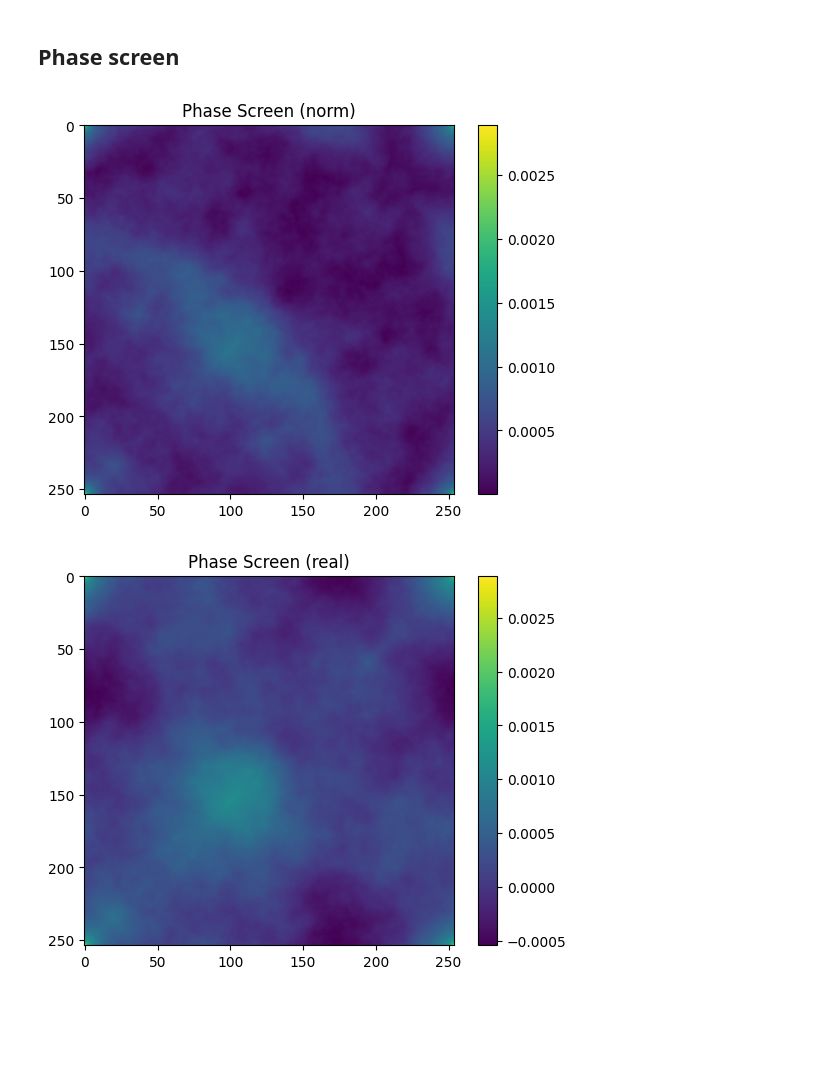
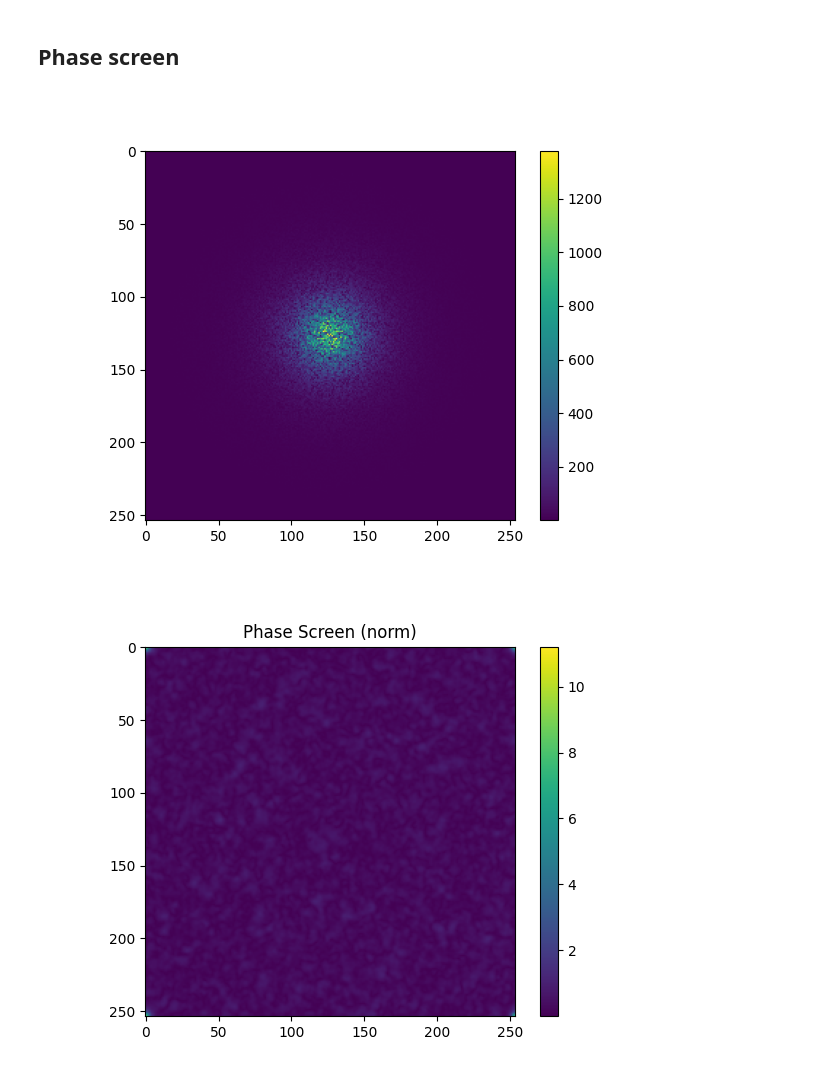
Before and after one commit to HumbertDominique/OWS, a Jupyter notebook: temp.ipynb, the cells around one changed output. Saved outputs shown, nothing was run; the diff lists cells and outputs as text; code cells hidden in the pictures; blank space fills up the shorter version.

```diff
--- a/temp.ipynb
+++ b/temp.ipynb
@@ -90,54 +119,60 @@ asec2rad = 1/rad2asec
 
 SEED = None
 FoV = 60 # arcsec
-Npx = 2000 # image plane pixels qty
-Daf = asec2rad*FoV/Npx # [rad/px]
+Npx = 540 # image plane pixels qty
+Daf = 0.01#asec2rad*FoV/Npx # [rad/px]
 WL = 500e-9 # [m]
 
 DFP = Daf/WL # [m^-1/px] Pupil plane spatial frequency pixel size
-DXP = 1/(DFP*dim)
+DXP = 1/(DFP*N)
 
-tmp2 = np.zeros((dim, dim)).astype(np.double)
-
-tmp2[0 : dim, 0 : dim] = PSD * (dim * DXP) ** 2 #original IDL translated
-#tmp2 = PSD*(dim*DXP)**2
-#tmp2[0 : dim, dim-1] = tmp2[0 : dim, 0] # last row = 1st row
-#tmp2[dim-1, 0 : dim] = tmp2[0, 0 : dim] # last column = 1st column
-#tmp2[dim-1, dim-1] = tmp2[0, 0] # bottom right corner = top left corner
+tmp2 = PSD*(N*DXP)**2 #original IDL translated
+tmp2 = PSD*(N*DXP)**2
+tmp2[0 : N, N-1] = tmp2[0 : N, 0] # last row = 1st row
+tmp2[N-1, 0 : N] = tmp2[0, 0 : N] # last column = 1st column
+tmp2[N-1, N-1] = tmp2[0, 0] # bottom right corner = top left corner
 
 if SEED is not None:
   np.random.seed(SEED)
-tmp2 = np.sqrt(tmp2) * np.random.rand(dim, dim)
-tmp1 = np.sqrt(2) * (tmp2 + tmp2.T) / 2
-tmp2 = np.random.rand(dim,dim) * 2 * np.pi
+tmp2 = np.sqrt(tmp2)* np.random.rand(N, N)
+tmp1 = np.sqrt(2)*(tmp2+np.rot90(tmp2,2))/2
+tmp2 = np.random.rand(N,N)*2*np.pi
+
+plt.close(0)
+plt.figure(0)
+plt.imshow(tmp1)
+plt.colorbar()
+plt.show()
+
 # in order to make sure that the phase is real,
 # (1) the real part of the phase spectrum is forced to be even
 # (2) the imaginary part of phase spectrum is forced to be odd
-tmp2 =  (tmp1 * np.cos(0.5 * (tmp2 - tmp2.T)))[0 : dim, 0 : dim] +1j*(tmp1 * np.sin(0.5 * (tmp2 - tmp2.T)))[0 : dim, 0 : dim]
+tmp2 =  (tmp1 * np.cos(0.5 * (tmp2 - np.rot90(tmp2)))) +1j*(tmp1 * np.sin(0.5 * (tmp2 - np.rot90(tmp2))))
 phaseft = tmp2
+
 #phaseft -= np.mean(phaseft) # remove piston?
 phase_screen = ifft2(ifftshift(phaseft))
 
 plt.close(1)
 plt.figure(1)
 plt.imshow(np.abs(phase_screen))
 plt.title("Phase Screen (norm)")
 plt.colorbar()
 plt.show()
 
 plt.close(2)
 plt.figure(2)
 plt.imshow(np.real(phase_screen))
 plt.title("Phase Screen (real)")
 plt.colorbar()
 plt.show()
 
 plt.close(3)
 plt.figure(3)
 plt.imshow(np.imag(phase_screen))
 plt.title("Phase Screen (imag)")
 plt.colorbar()
 plt.show()
 # %% [output]
-[figure, old version]
+[figure, new version]
-[figure, old version]
+[figure, new version]
```
Also changed, not shown: parts of 3 cells of this notebook, 1 other file.
